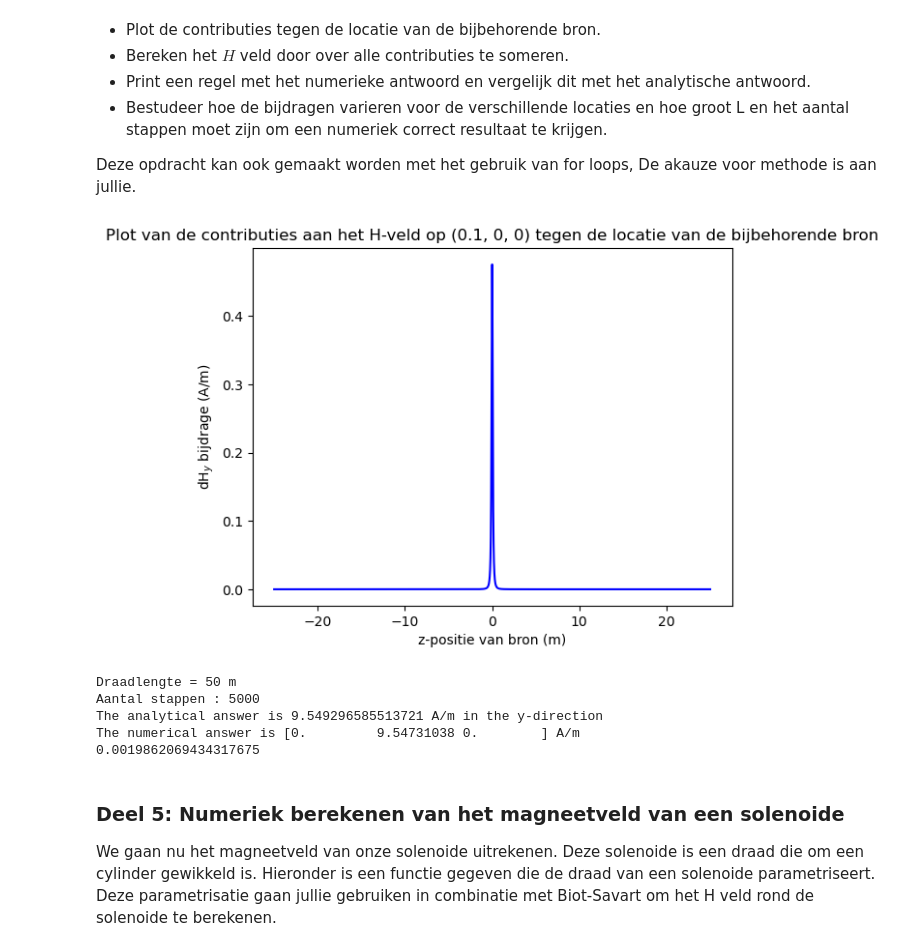
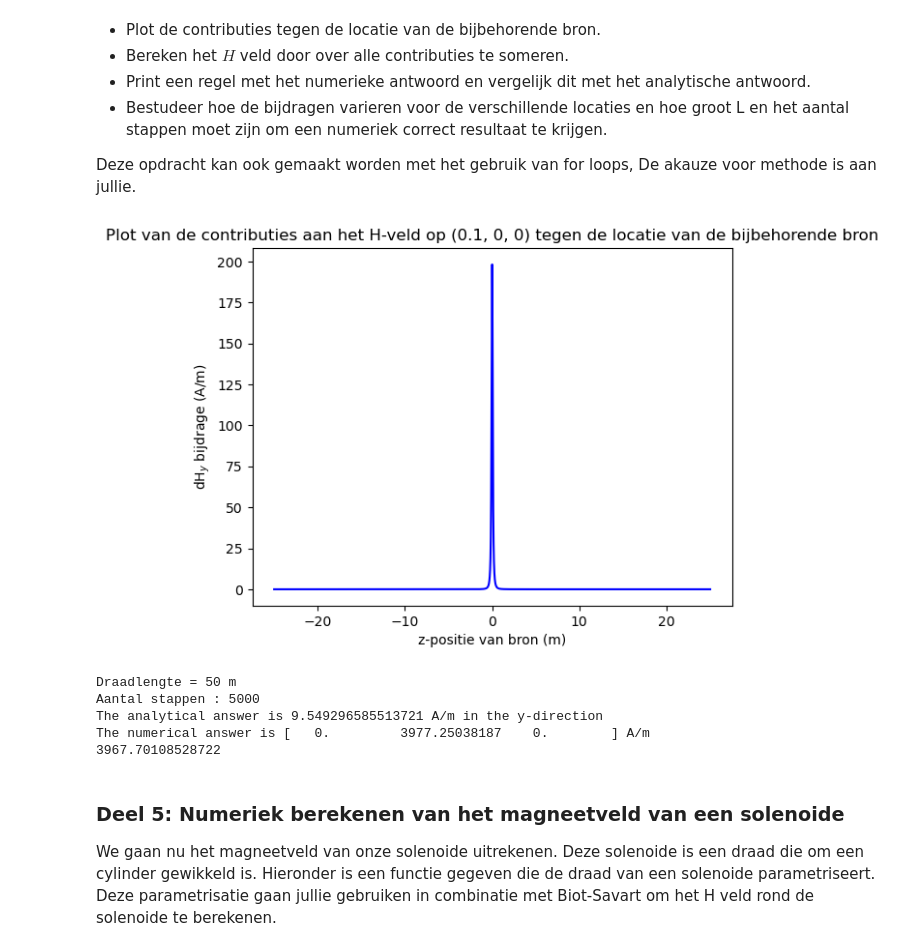
Before and after one commit to felicievdl/Felicie-opdrachten-DEF-D, a Jupyter notebook: DigitaleOntwerpopdrachten/2KrachtactuatorOpdracht/KrachtactuatorOpdracht.ipynb, the cells around one changed output. Cells and saved outputs as stored; diff of their text form; code cells hidden in the pictures.

```diff
--- a/DigitaleOntwerpopdrachten/2KrachtactuatorOpdracht/KrachtactuatorOpdracht.ipynb
+++ b/DigitaleOntwerpopdrachten/2KrachtactuatorOpdracht/KrachtactuatorOpdracht.ipynb
@@ -368,7 +368,7 @@ r_bron=np.array([0, 0, 0])
 I = 6
 
 
-def field_current_element(r_veld, r_bron, dl):
+def field_current_element(r_veld, r_bron, dl,I):
     # r_field are coordinates at which we want to calculate the field
     # r_source are coordinates of the current source
     # dl is the vector of the length of the current element
@@ -382,7 +382,7 @@ def field_current_element(r_veld, r_bron, dl):
 analytical_answer=(I/4/np.pi)*(L_draad/64)/np.sum((r_veld-r_bron)**2) # een veld elementje.
 print('The analytical answer is ' + str(analytical_answer) + ' A/m in the y-direction')
 
-print('The numerical answer is ' + str(field_current_element(r_veld, r_bron, dl)) + ' A/m')
+print('The numerical answer is ' + str(field_current_element(r_veld, r_bron, dl,I)) + ' A/m')
 # %% [output]
 The analytical answer is 0.07460387957432593 A/m in the y-direction
 The numerical answer is [0.         0.07460388 0.        ] A/m
@@ -413,40 +413,40 @@ dl = np.array([0, 0, dl_lengte])
 dH = np.zeros((N_stappen, 3))
 for i in range(N_stappen):
     r_bron = np.array([0, 0, bron_pos[i]])
-    dH[i] = field_current_element(r_veld, r_bron, dl)
+    dH[i] = field_current_element(r_veld, r_bron, dl,i)
 
 #3
 plt.figure()
 plt.plot(bron_pos, dH[:, 1], 'b-')
 plt.xlabel('z-positie van bron (m)')
 plt.ylabel('dH$_y$ bijdrage (A/m)')
 plt.title('Plot van de contributies aan het H-veld op (0.1, 0, 0) tegen de locatie van de bijbehorende bron')
 plt.show()
 
 #4
 H_numeriek = np.sum(dH,axis=0)
 
 #5
 H_analytisch = I/(2*np.pi*0.1)
 
 #6
 print("Draadlengte =", L_draad, "m")
 print("Aantal stappen :", N_stappen)
 print('The analytical answer is ' + str(H_analytisch) + ' A/m in the y-direction')
 print('The numerical answer is ' + str(H_numeriek) + ' A/m')
 
 #6
 print(abs(H_numeriek[1] - H_analytisch))
 #We merken een beter analytisch resultaat bij bv L=10m dan mij L=1m, maar bij L=100m is het al weer slechter.
 #L=50m geeft ongeveer de beste resultaat.
 #We merken ook dat hoe groter de aantal N stappen hoe beter de resultaat.
 # %% [output]
-[figure, old version]
+[figure, new version]
 Draadlengte = 50 m
 Aantal stappen : 5000
 The analytical answer is 9.549296585513721 A/m in the y-direction
-The numerical answer is [0.         9.54731038 0.        ] A/m
-0.0019862069434317675
+The numerical answer is [   0.         3977.25038187    0.        ] A/m
+3967.70108528722
 # %% [markdown]
 ### Deel 5: Numeriek berekenen van het magneetveld van een solenoide
 
```
Also changed, not shown: parts of 3 cells of this notebook.
